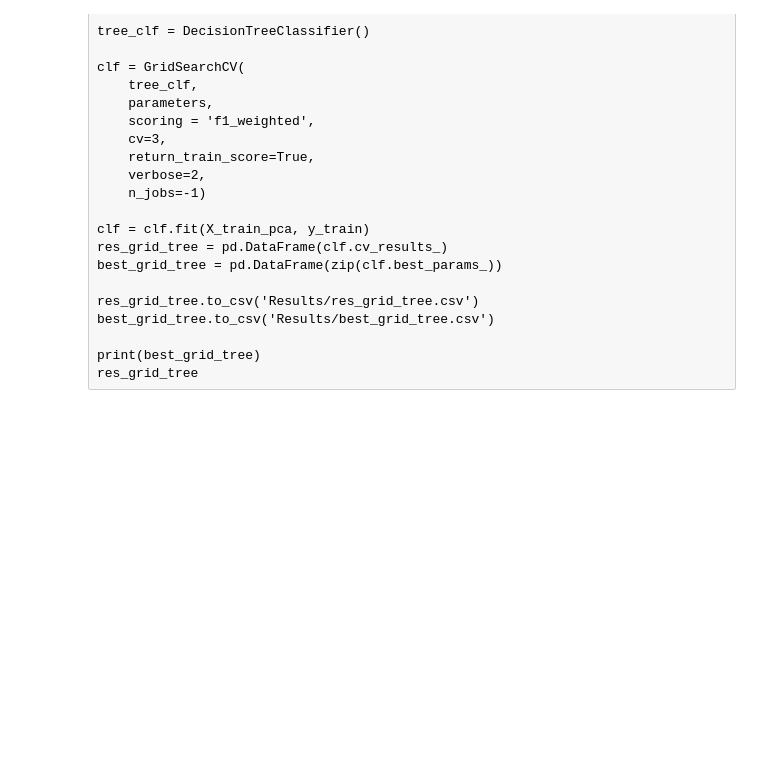
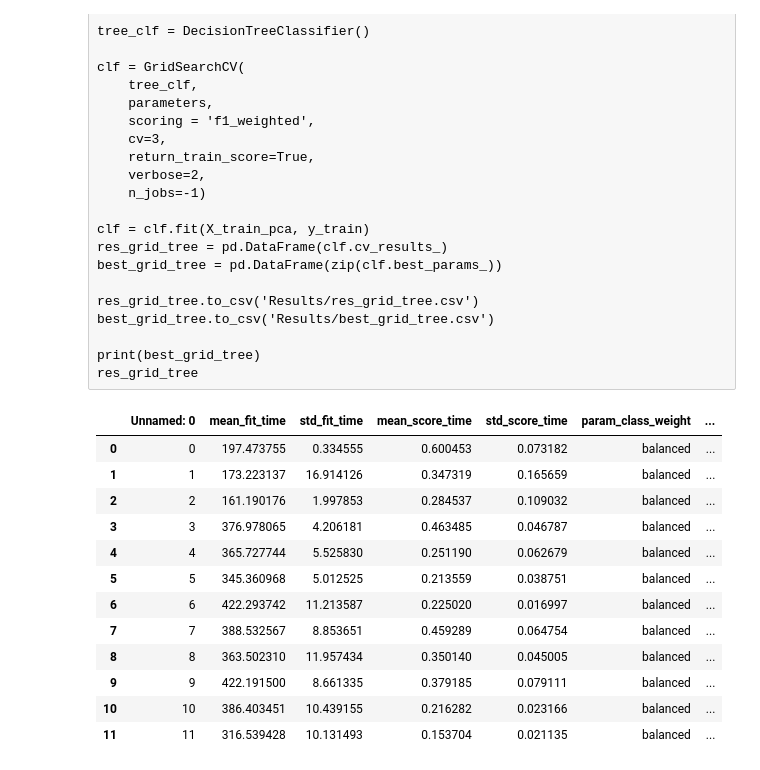
Before and after one commit to FlxPr/Rakuten-Challenge, a Jupyter notebook: main_notebook.ipynb, the cells around one changed output. Cells and saved outputs as stored; diff of their text form; code cells hidden in the pictures; blank space fills up the shorter version.

Commit message:
Update
Main Notebook + First commit for results formatting

```diff
--- a/main_notebook.ipynb
+++ b/main_notebook.ipynb
@@ -171,6 +172,22 @@ best_grid_tree.to_csv('Results/best_grid_tree.csv')
 
 print(best_grid_tree)
 res_grid_tree
+# %%
+pd.read_csv('Results/res_grid_tree.csv')
+# %% [output]
+|  | Unnamed: 0 | mean_fit_time | std_fit_time | mean_score_time | std_score_time | param_class_weight | ... |
+| 0 | 0 | 197.473755 | 0.334555 | 0.600453 | 0.073182 | balanced | ... |
+| 1 | 1 | 173.223137 | 16.914126 | 0.347319 | 0.165659 | balanced | ... |
+| 2 | 2 | 161.190176 | 1.997853 | 0.284537 | 0.109032 | balanced | ... |
+| 3 | 3 | 376.978065 | 4.206181 | 0.463485 | 0.046787 | balanced | ... |
+| 4 | 4 | 365.727744 | 5.525830 | 0.251190 | 0.062679 | balanced | ... |
+| 5 | 5 | 345.360968 | 5.012525 | 0.213559 | 0.038751 | balanced | ... |
+| 6 | 6 | 422.293742 | 11.213587 | 0.225020 | 0.016997 | balanced | ... |
+| 7 | 7 | 388.532567 | 8.853651 | 0.459289 | 0.064754 | balanced | ... |
+| 8 | 8 | 363.502310 | 11.957434 | 0.350140 | 0.045005 | balanced | ... |
+| 9 | 9 | 422.191500 | 8.661335 | 0.379185 | 0.079111 | balanced | ... |
+| 10 | 10 | 386.403451 | 10.439155 | 0.216282 | 0.023166 | balanced | ... |
+| 11 | 11 | 316.539428 | 10.131493 | 0.153704 | 0.021135 | balanced | ... |
 # %%
 from sklearn.ensemble import BaggingClassifier
 
```
Also changed, not shown: parts of 7 cells of this notebook, 2 other files.
